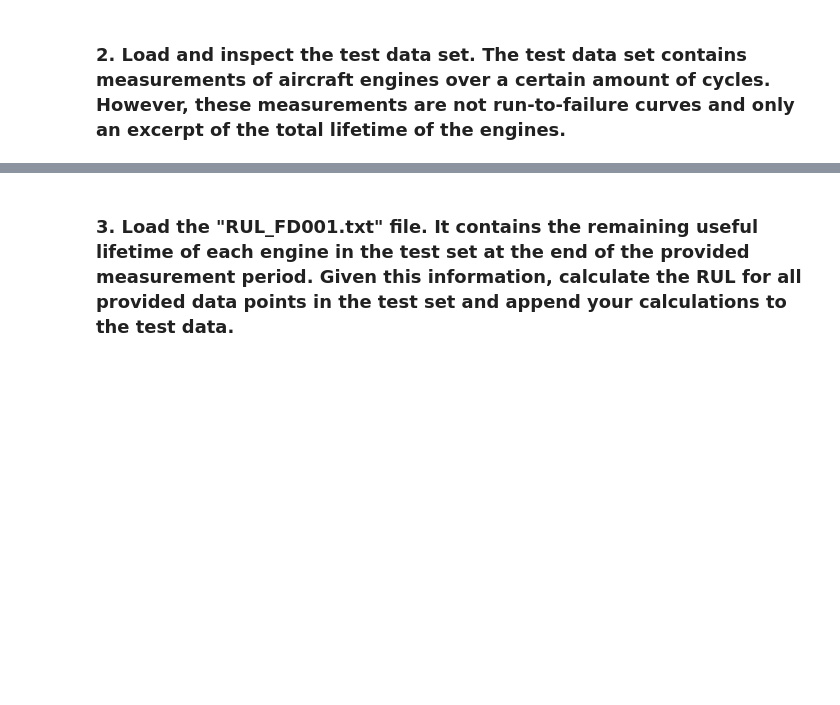
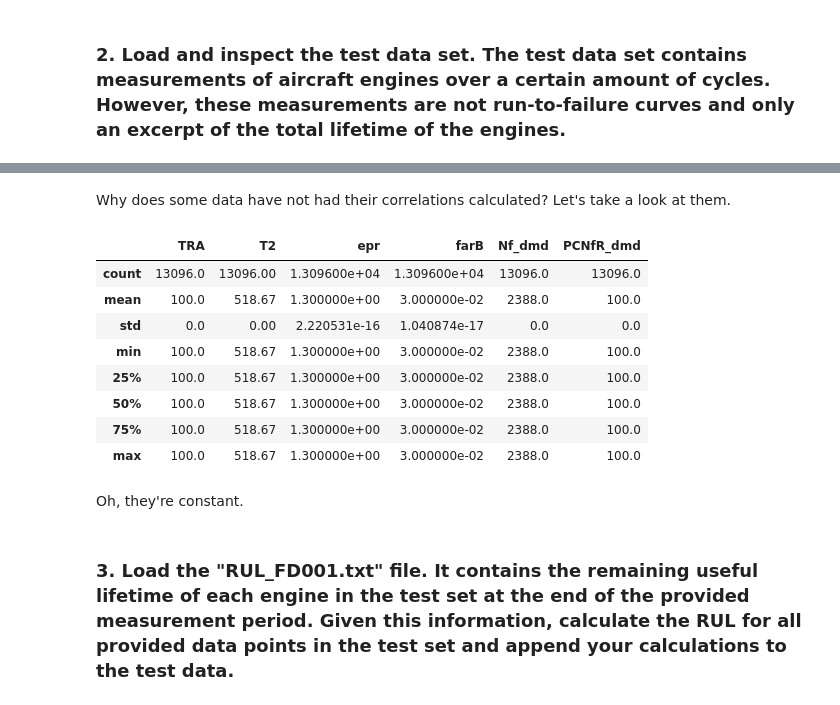
Before and after one commit to isaaclelias/machine-learning-applications, a Jupyter notebook: Modeling_Task.ipynb, the cells around one changed output, grey strips where cells are left out. Saved outputs shown, nothing was run; the diff lists cells and outputs as text; code cells hidden in the pictures; blank space fills up the shorter version.

```diff
--- a/Modeling_Task.ipynb
+++ b/Modeling_Task.ipynb
@@ -24,2 +113,18 @@ import matplotlib.pyplot as plt
+# %% [markdown]
+Why does some data have not had their correlations calculated? Let's take a look at them.
+# %%
+df_test[['TRA', 'T2', 'epr', 'farB', 'Nf_dmd', 'PCNfR_dmd']].describe()
+# %% [output]
+|  | TRA | T2 | epr | farB | Nf_dmd | PCNfR_dmd |
+| count | 13096.0 | 13096.00 | 1.309600e+04 | 1.309600e+04 | 13096.0 | 13096.0 |
+| mean | 100.0 | 518.67 | 1.300000e+00 | 3.000000e-02 | 2388.0 | 100.0 |
+| std | 0.0 | 0.00 | 2.220531e-16 | 1.040874e-17 | 0.0 | 0.0 |
+| min | 100.0 | 518.67 | 1.300000e+00 | 3.000000e-02 | 2388.0 | 100.0 |
+| 25% | 100.0 | 518.67 | 1.300000e+00 | 3.000000e-02 | 2388.0 | 100.0 |
+| 50% | 100.0 | 518.67 | 1.300000e+00 | 3.000000e-02 | 2388.0 | 100.0 |
+| 75% | 100.0 | 518.67 | 1.300000e+00 | 3.000000e-02 | 2388.0 | 100.0 |
+| max | 100.0 | 518.67 | 1.300000e+00 | 3.000000e-02 | 2388.0 | 100.0 |
+# %% [markdown]
+Oh, they're constant.
 # %% [markdown]
 ### 3. Load the "RUL_FD001.txt" file. It contains the remaining useful lifetime of each engine in the test set at the end of the provided measurement period. Given this information, calculate the RUL for all provided data points in the test set and append your calculations to the test data.
```
Also changed, not shown: parts of 7 cells of this notebook.
